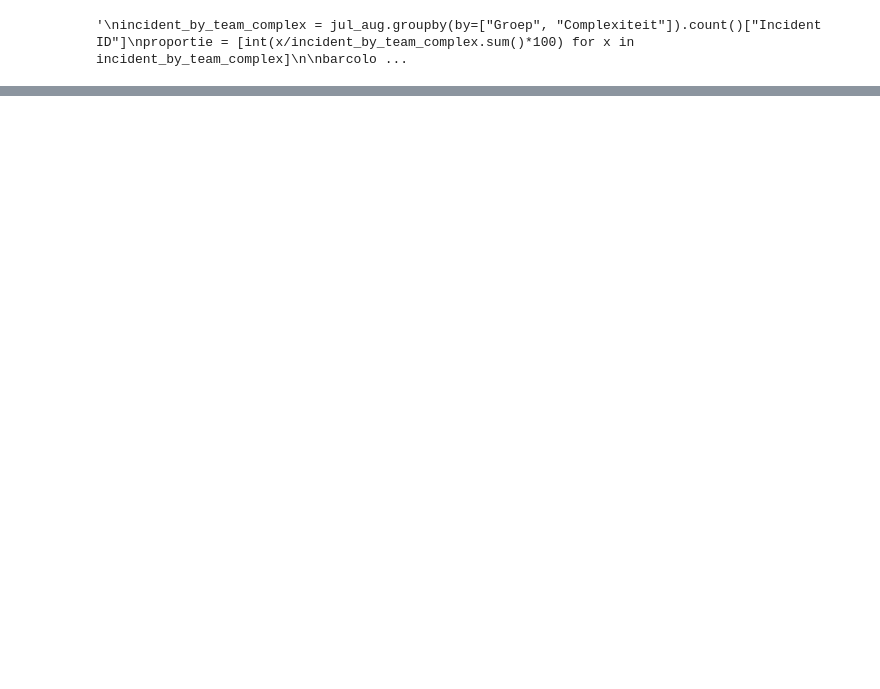
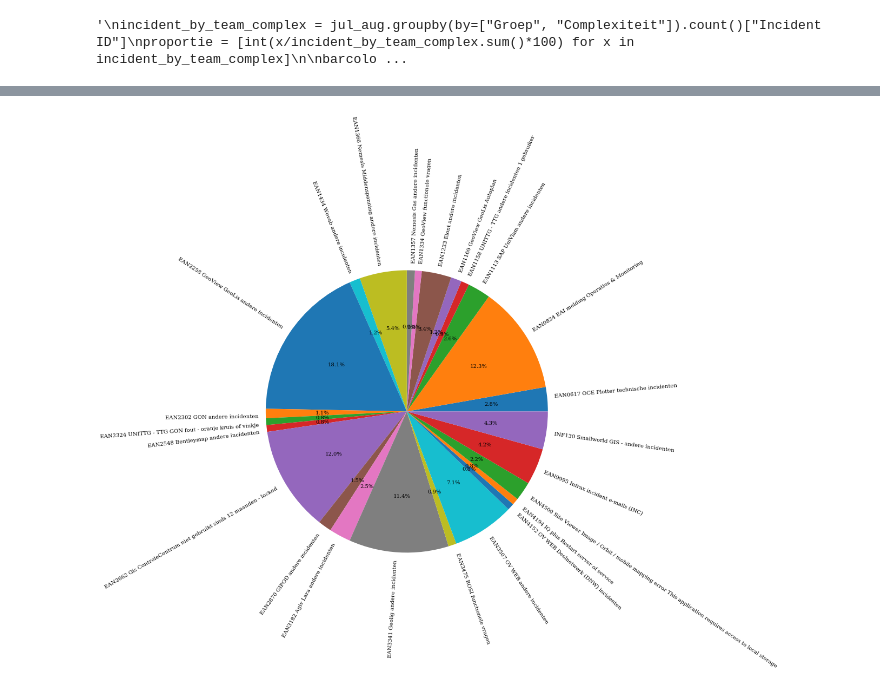
Before and after one commit to KBergers/scripts, a Jupyter notebook: overzicht_incidenten/overzicht_incidenten.ipynb, the cells around one changed output, grey strips where cells are left out. Saved outputs shown, nothing was run; the diff lists cells and outputs as text; code cells hidden in the pictures; blank space fills up the shorter version.

```diff
--- a/overzicht_incidenten/overzicht_incidenten.ipynb
+++ b/overzicht_incidenten/overzicht_incidenten.ipynb
@@ -379,0 +382,13 @@ incidenten[(incidenten["Resolution Group Name"]=="AM") & (incidenten["Is Breache
+# %%
+geo = "C:\\Users\\SWP679\\Desktop\\Incident resultaten Support Team (GEO).xlsx"
+am = "C:\\Users\\SWP679\\Desktop\\Incident resultaten Support Team (AM).xlsx"
+incidenten_geo = pd.read_excel(geo, sheet_name='Afgesloten incidenten (lijst)', header=2)
+incidenten_am = pd.read_excel(am, sheet_name='Afgesloten incidenten (lijst)', header=2)
+
+incidenten_full = incidenten_geo.append(incidenten_am2, ignore_index=True)
+incidenten_full.dropna(inplace=True, how='all')
+
+labels = ["CI", "Assign Count", "Customer Resolution Html", "Is VIP?",
+          "Date Last Closed", "Assigned Group", "Assigned To"]
+incidenten_full = incidenten_full.drop(labels, axis=1)
+incidenten_full.head()
@@ -379,0 +402,8 @@ incidenten[(incidenten["Resolution Group Name"]=="AM") & (incidenten["Is Breache
+# %%
+incidenten_cut = incidenten_full[(incidenten_full["Date Created"] > '2018-09-01') & (incidenten_full["Date Created"] < '2019-03-01')]
+incidentenByArticle = incidenten_cut.groupby(by=["Article"]).count()["Incident ID"]
+incidentenByArticle = incidentenByArticle[incidentenByArticle>=5] # Waarvoor meer dan 5 incidenten
+# %%
+df_incidentenByArticle = pd.DataFrame(incidentenByArticle)
+df_incidentenByArticle.rename(columns={'Incident ID': "Count"}, inplace=True)
+df_incidentenByArticle
@@ -379,0 +429,4 @@ incidenten[(incidenten["Resolution Group Name"]=="AM") & (incidenten["Is Breache
+# %%
+df_incidentenByArticle["Ratio"] = df_incidentenByArticle["Count"]/df_incidentenByArticle["Count"].sum()*100
+df_incidentenByArticle["Ratio"] = df_incidentenByArticle["Ratio"].apply(lambda x: round(x, 1))
+df_incidentenByArticle
@@ -379,0 +452,6 @@ incidenten[(incidenten["Resolution Group Name"]=="AM") & (incidenten["Is Breache
+# %%
+plt.pie(df_incidentenByArticle["Count"], labels=df_incidentenByArticle.index, autopct='%.1f%%', labeldistance=1.05, radius=3,
+       rotatelabels=True)
+plt.show()
+# %% [output]
+[figure, added]
```
Also changed, not shown: parts of 25 cells of this notebook, 8 other files.
